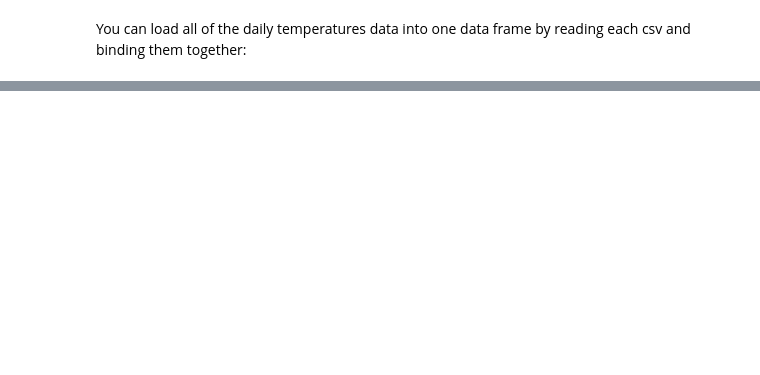
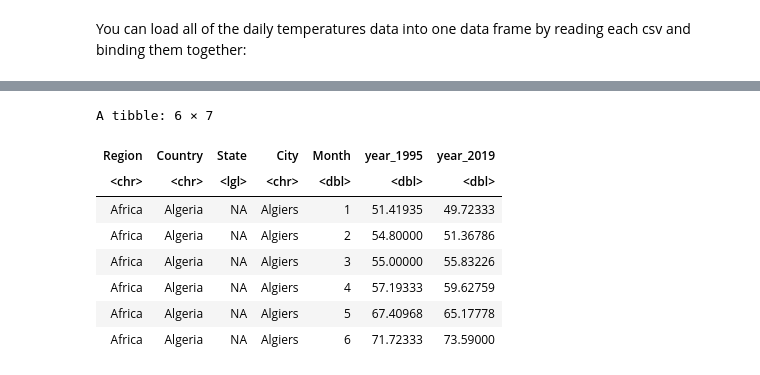
Before and after one commit to MatthewJWhittle/NCW2021, a Jupyter notebook: Introduction-R.ipynb, the cells around one changed output, grey strips where cells are left out. Cells and saved outputs as stored; diff of their text form; code cells hidden in the pictures; blank space fills up the shorter version.

```diff
--- a/Introduction-R.ipynb
+++ b/Introduction-R.ipynb
@@ -147,0 +207,17 @@ A spec_tbl_df: 4361224 × 8
+# %%
+
+city_temps_1995_2019 <-
+    city_temps_1995_2019 %>%
+    pivot_wider(names_from = Year, values_from = monthly_average, names_prefix = "year_")
+
+head(city_temps_1995_2019)
+# %% [output]
+A tibble: 6 × 7
+| Region | Country | State | City | Month | year_1995 | year_2019 |
+| <chr> | <chr> | <lgl> | <chr> | <dbl> | <dbl> | <dbl> |
+| Africa | Algeria | NA | Algiers | 1 | 51.41935 | 49.72333 |
+| Africa | Algeria | NA | Algiers | 2 | 54.80000 | 51.36786 |
+| Africa | Algeria | NA | Algiers | 3 | 55.00000 | 55.83226 |
+| Africa | Algeria | NA | Algiers | 4 | 57.19333 | 59.62759 |
+| Africa | Algeria | NA | Algiers | 5 | 67.40968 | 65.17778 |
+| Africa | Algeria | NA | Algiers | 6 | 71.72333 | 73.59000 |
```
Also changed, not shown: parts of 15 cells of this notebook, 12 other files.
